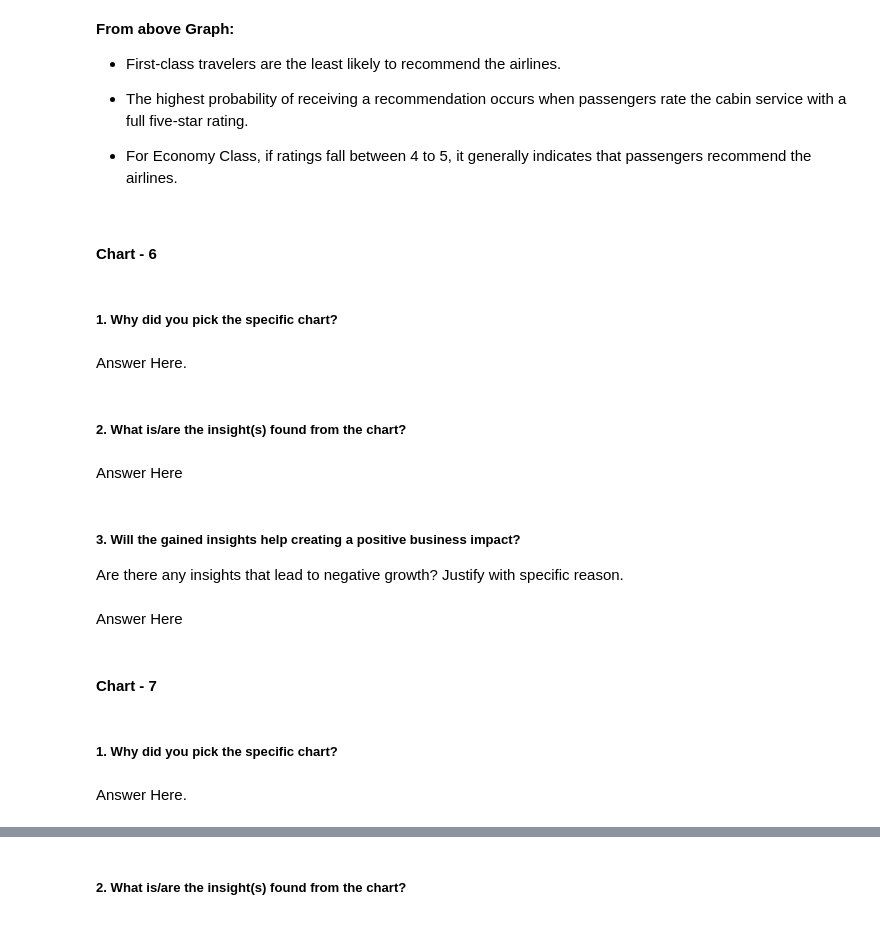
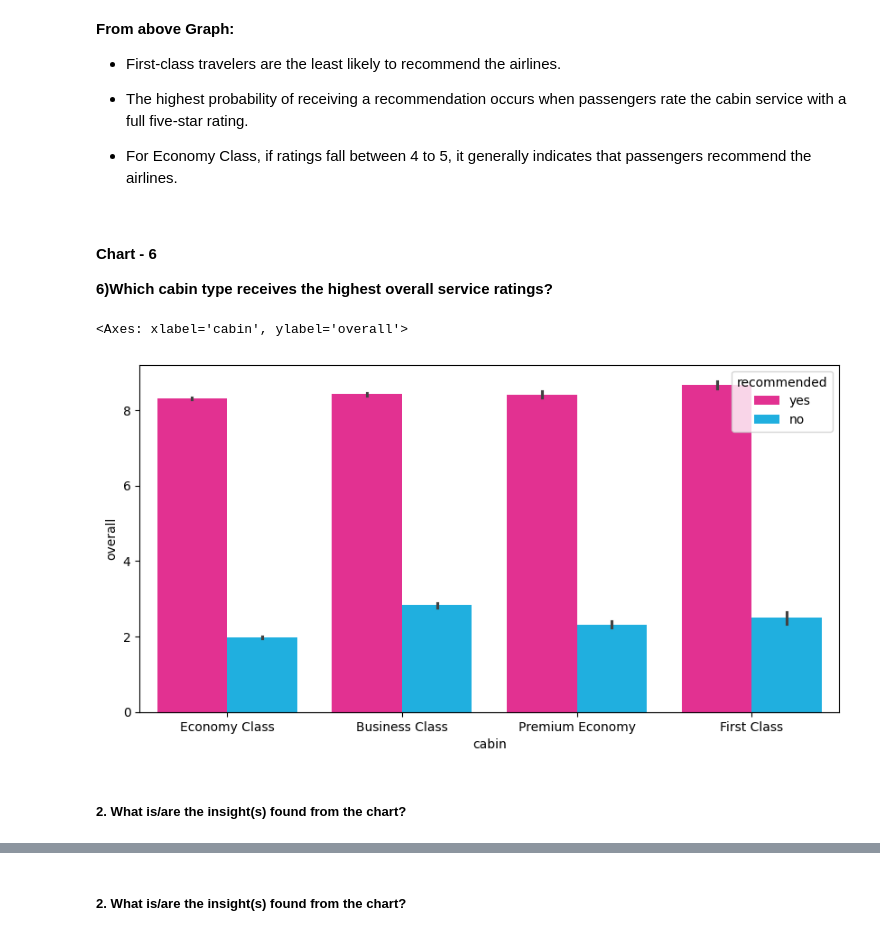
Before and after one commit to samee-faq/Airline_Passenger_Referral_Prediction_ML_Classification_Capstone_Project, a Jupyter notebook: Sameera's_Airline_Passenger_Referral_Prediction_ML_Classification_Capstone_Project.ipynb, the cells around one changed output, grey strips where cells are left out. Cells and saved outputs as stored; diff of their text form; code cells hidden in the pictures.

```diff
--- a/Sameera's_Airline_Passenger_Referral_Prediction_ML_Classification_Capstone_Project.ipynb
+++ b/Sameera's_Airline_Passenger_Referral_Prediction_ML_Classification_Capstone_Project.ipynb
@@ -645,5 +645,3 @@ plt.show()
 * The highest probability of receiving a recommendation occurs when passengers rate the cabin service with a full five-star rating.
 
 * For Economy Class, if ratings fall between 4 to 5, it generally indicates that passengers recommend the airlines.
-# %% [markdown]
-#### Chart - 6
@@ -652,15 +648,13 @@ plt.show()
-# %% [markdown]
-##### 1. Why did you pick the specific chart?
-# %% [markdown]
-Answer Here.
+# %% [markdown]
+#### Chart - 6
+**6)Which cabin type receives the highest overall service ratings?**
+# %%
+# Chart - 6 visualization code
+#Cabin type and overall service ratings (out of 10)
+plt.figure(figsize=(10,5))
+sns.barplot(x = df.cabin, y = df.overall, hue = df['recommended'], palette=['deeppink','deepskyblue'] )
+# %% [output]
+<Axes: xlabel='cabin', ylabel='overall'>
+[figure, added]
 # %% [markdown]
 ##### 2. What is/are the insight(s) found from the chart?
-# %% [markdown]
-Answer Here
-# %% [markdown]
-##### 3. Will the gained insights help creating a positive business impact?
-Are there any insights that lead to negative growth? Justify with specific reason.
-# %% [markdown]
-Answer Here
-# %% [markdown]
-#### Chart - 7
@@ -669,4 +660,0 @@ Answer Here
-# %% [markdown]
-##### 1. Why did you pick the specific chart?
-# %% [markdown]
-Answer Here.
```
Also changed, not shown: parts of 108 cells of this notebook.
